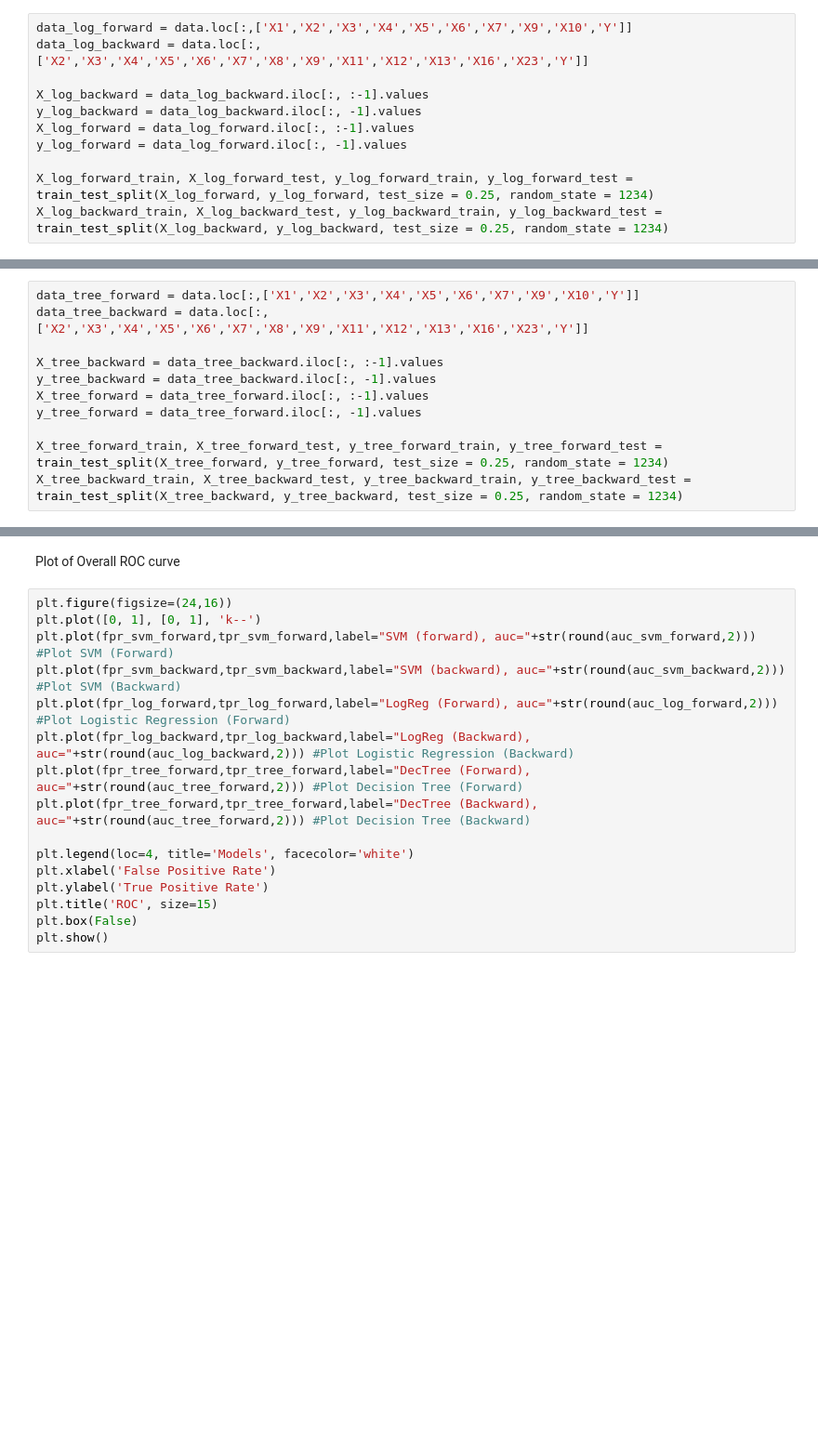
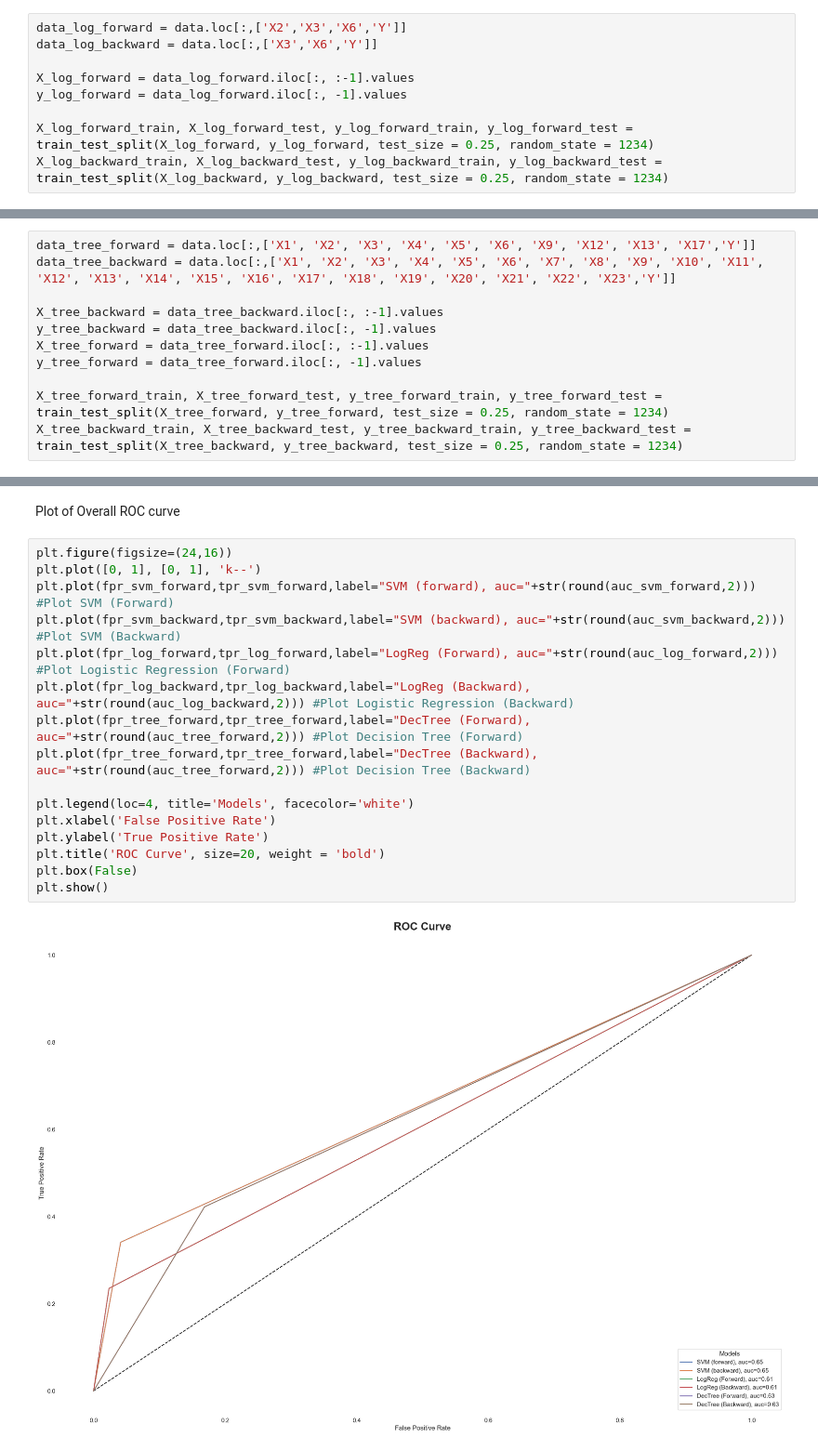
Before and after one commit to Alexius0123/Card-Fraud-Project, a Jupyter notebook: final.ipynb, the cells around one changed output, grey strips where cells are left out. Shown at 93% size. Drawn from its saved outputs; the diff is of its cells as text; blank space fills up the shorter version.

```diff
--- a/final.ipynb
+++ b/final.ipynb
@@ -404,11 +447,9 @@ Features .. are the best features to keep based on backward propogation with Log
 
 We will train the Logistic Regression model twice with the different set of features and use the accuracy and F-1 scores to determine which model is more accurate
 # %%
-data_log_forward = data.loc[:,['X1','X2','X3','X4','X5','X6','X7','X9','X10','Y']]
-data_log_backward = data.loc[:,['X2','X3','X4','X5','X6','X7','X8','X9','X11','X12','X13','X16','X23','Y']]
+data_log_forward = data.loc[:,['X2','X3','X6','Y']]
+data_log_backward = data.loc[:,['X3','X6','Y']]
 
-X_log_backward = data_log_backward.iloc[:, :-1].values
-y_log_backward = data_log_backward.iloc[:, -1].values
 X_log_forward = data_log_forward.iloc[:, :-1].values
 y_log_forward = data_log_forward.iloc[:, -1].values
 
@@ -503,8 +597,8 @@ Features .. are the best features to keep based on backward propogation with Dec
 
 We will train the Decision Tree model twice with the different set of features and use the accuracy and F-1 scores to determine which model is more accurate
 # %%
-data_tree_forward = data.loc[:,['X1','X2','X3','X4','X5','X6','X7','X9','X10','Y']]
-data_tree_backward = data.loc[:,['X2','X3','X4','X5','X6','X7','X8','X9','X11','X12','X13','X16','X23','Y']]
+data_tree_forward = data.loc[:,['X1', 'X2', 'X3', 'X4', 'X5', 'X6', 'X9', 'X12', 'X13', 'X17','Y']]
+data_tree_backward = data.loc[:,['X1', 'X2', 'X3', 'X4', 'X5', 'X6', 'X7', 'X8', 'X9', 'X10', 'X11', 'X12', 'X13', 'X14', 'X15', 'X16', 'X17', 'X18', 'X19', 'X20', 'X21', 'X22', 'X23','Y']]
 
 X_tree_backward = data_tree_backward.iloc[:, :-1].values
 y_tree_backward = data_tree_backward.iloc[:, -1].values
@@ -570,16 +688,18 @@ Plot of Overall ROC curve
 # %%
 plt.figure(figsize=(24,16))
 plt.plot([0, 1], [0, 1], 'k--')
 plt.plot(fpr_svm_forward,tpr_svm_forward,label="SVM (forward), auc="+str(round(auc_svm_forward,2))) #Plot SVM (Forward)
 plt.plot(fpr_svm_backward,tpr_svm_backward,label="SVM (backward), auc="+str(round(auc_svm_backward,2))) #Plot SVM (Backward)
 plt.plot(fpr_log_forward,tpr_log_forward,label="LogReg (Forward), auc="+str(round(auc_log_forward,2))) #Plot Logistic Regression (Forward)
 plt.plot(fpr_log_backward,tpr_log_backward,label="LogReg (Backward), auc="+str(round(auc_log_backward,2))) #Plot Logistic Regression (Backward)
 plt.plot(fpr_tree_forward,tpr_tree_forward,label="DecTree (Forward), auc="+str(round(auc_tree_forward,2))) #Plot Decision Tree (Forward)
 plt.plot(fpr_tree_forward,tpr_tree_forward,label="DecTree (Backward), auc="+str(round(auc_tree_forward,2))) #Plot Decision Tree (Backward)
 
 plt.legend(loc=4, title='Models', facecolor='white')
 plt.xlabel('False Positive Rate')
 plt.ylabel('True Positive Rate')
-plt.title('ROC', size=15)
+plt.title('ROC Curve', size=20, weight = 'bold')
 plt.box(False)
 plt.show()
+# %% [output]
+[figure, added]
```
Also changed, not shown: parts of 16 cells of this notebook.
